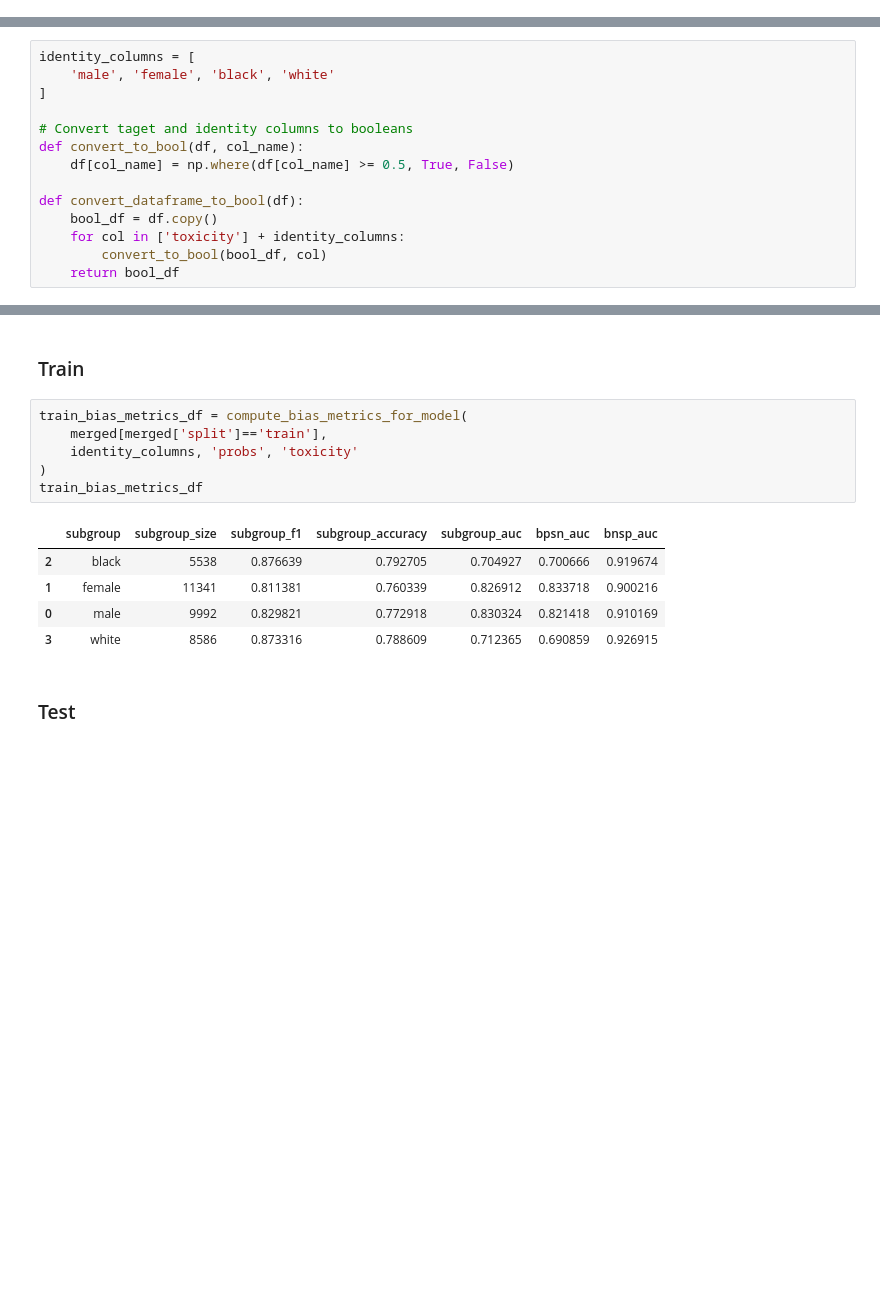
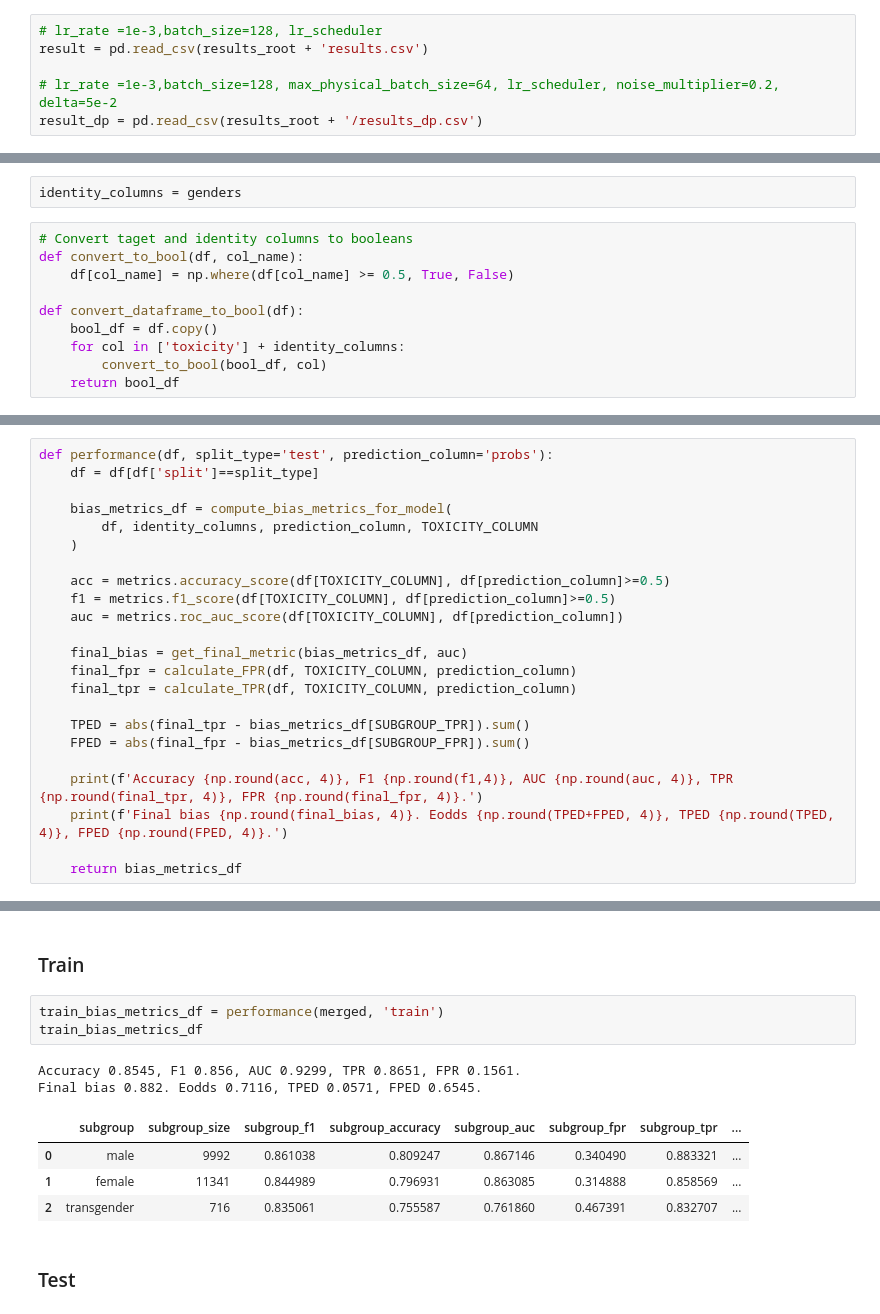
Before and after one commit to khairulislam/DP-on-NLP-Bias, a Jupyter notebook: src/benchmark.ipynb, the cells around one changed output, grey strips where cells are left out. Drawn from its saved outputs; the diff is of its cells as text; blank space fills up the shorter version.

Commit message:
add bias results

```diff
--- a/src/benchmark.ipynb
+++ b/src/benchmark.ipynb
@@ -21,3 +64,9 @@ result_dp = pd.read_csv(os.path.join(results_root, 'results_dp_1.csv'))
+# %%
+# lr_rate =1e-3,batch_size=128, lr_scheduler
+result = pd.read_csv(results_root + 'results.csv')
+
+# lr_rate =1e-3,batch_size=128, max_physical_batch_size=64, lr_scheduler, noise_multiplier=0.2, delta=5e-2
+result_dp = pd.read_csv(results_root + '/results_dp.csv')
 # %% [markdown]
 # Preprocess
 # %%
@@ -32,8 +81,6 @@ print(merged_dp.shape)
+# %%
+identity_columns = genders
 # %%
-identity_columns = [
-    'male', 'female', 'black', 'white'
-]
-
 # Convert taget and identity columns to booleans
 def convert_to_bool(df, col_name):
     df[col_name] = np.where(df[col_name] >= 0.5, True, False)
@@ -110,19 +198,40 @@ def compute_bias_metrics_for_model(dataset, subgroups, model, label_col):
+# %%
+def performance(df, split_type='test', prediction_column='probs'):
+    df = df[df['split']==split_type]
+
+    bias_metrics_df = compute_bias_metrics_for_model(
+        df, identity_columns, prediction_column, TOXICITY_COLUMN
+    )
+
+    acc = metrics.accuracy_score(df[TOXICITY_COLUMN], df[prediction_column]>=0.5)
+    f1 = metrics.f1_score(df[TOXICITY_COLUMN], df[prediction_column]>=0.5)
+    auc = metrics.roc_auc_score(df[TOXICITY_COLUMN], df[prediction_column])
+
+    final_bias = get_final_metric(bias_metrics_df, auc)
+    final_fpr = calculate_FPR(df, TOXICITY_COLUMN, prediction_column)
+    final_tpr = calculate_TPR(df, TOXICITY_COLUMN, prediction_column)
+
+    TPED = abs(final_tpr - bias_metrics_df[SUBGROUP_TPR]).sum()
+    FPED = abs(final_fpr - bias_metrics_df[SUBGROUP_FPR]).sum()
+
+    print(f'Accuracy {np.round(acc, 4)}, F1 {np.round(f1,4)}, AUC {np.round(auc, 4)}, TPR {np.round(final_tpr, 4)}, FPR {np.round(final_fpr, 4)}.')
+    print(f'Final bias {np.round(final_bias, 4)}. Eodds {np.round(TPED+FPED, 4)}, TPED {np.round(TPED, 4)}, FPED {np.round(FPED, 4)}.')
+
+    return bias_metrics_df
 # %% [markdown]
 ## Normal
 # %% [markdown]
 ### Train
 # %%
-train_bias_metrics_df = compute_bias_metrics_for_model(
-    merged[merged['split']=='train'],
-    identity_columns, 'probs', 'toxicity'
-)
+train_bias_metrics_df = performance(merged, 'train')
 train_bias_metrics_df
 # %% [output]
+Accuracy 0.8545, F1 0.856, AUC 0.9299, TPR 0.8651, FPR 0.1561.
+Final bias 0.882. Eodds 0.7116, TPED 0.0571, FPED 0.6545.
-|  | subgroup | subgroup_size | subgroup_f1 | subgroup_accuracy | subgroup_auc | bpsn_auc | bnsp_auc |
-| 2 | black | 5538 | 0.876639 | 0.792705 | 0.704927 | 0.700666 | 0.919674 |
-| 1 | female | 11341 | 0.811381 | 0.760339 | 0.826912 | 0.833718 | 0.900216 |
-| 0 | male | 9992 | 0.829821 | 0.772918 | 0.830324 | 0.821418 | 0.910169 |
-| 3 | white | 8586 | 0.873316 | 0.788609 | 0.712365 | 0.690859 | 0.926915 |
+|  | subgroup | subgroup_size | subgroup_f1 | subgroup_accuracy | subgroup_auc | subgroup_fpr | subgroup_tpr | ... |
+| 0 | male | 9992 | 0.861038 | 0.809247 | 0.867146 | 0.340490 | 0.883321 | ... |
+| 1 | female | 11341 | 0.844989 | 0.796931 | 0.863085 | 0.314888 | 0.858569 | ... |
+| 2 | transgender | 716 | 0.835061 | 0.755587 | 0.761860 | 0.467391 | 0.832707 | ... |
 # %% [markdown]
 ### Test
 # %%
```
Also changed, not shown: parts of 27 cells of this notebook, 17 other files.
